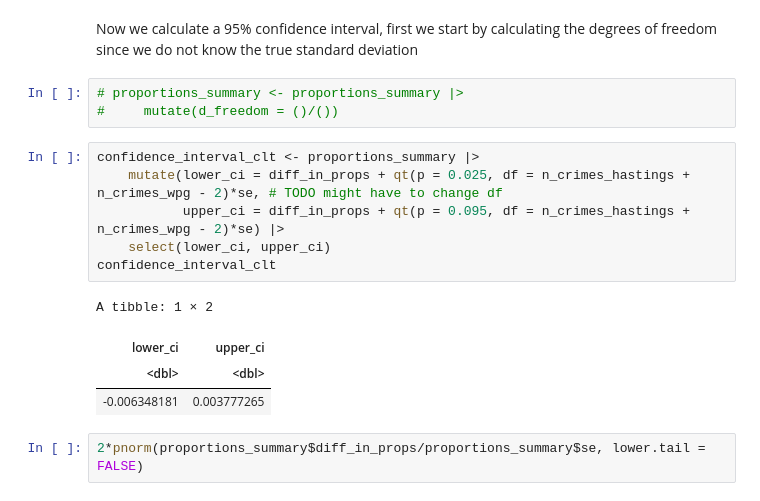
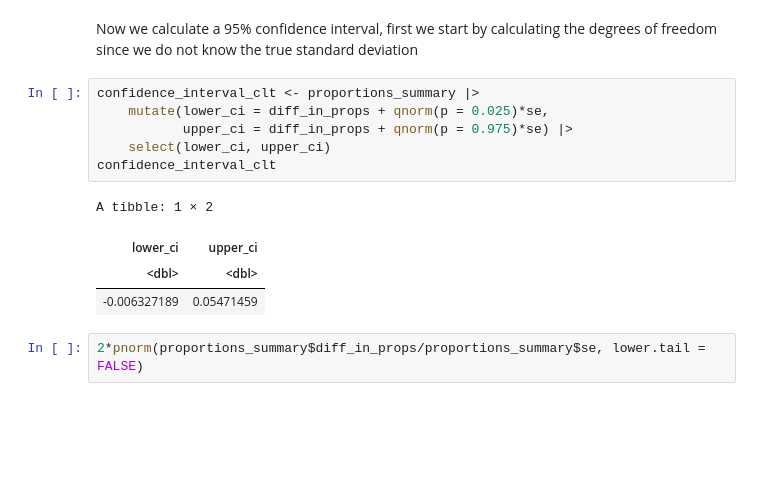
Before and after one commit to Carson-Lu/stat201project-Group27, a Jupyter notebook: proposal.ipynb, the cells around one changed output. Saved outputs shown, nothing was run; the diff lists cells and outputs as text; blank space fills up the shorter version.

```diff
--- a/proposal.ipynb
+++ b/proposal.ipynb
@@ -389,20 +394,17 @@ A tibble: 1 × 6
 | 1382 | 381 | 0.09768452 | 0.07349081 | 0.0241937 | 0.01557217 |
 # %% [markdown]
 Now we calculate a 95% confidence interval, first we start by calculating the degrees of freedom since we do not know the true standard deviation
-# %%
-# proportions_summary <- proportions_summary |>
-#     mutate(d_freedom = ()/())
 # %%
 confidence_interval_clt <- proportions_summary |>
-    mutate(lower_ci = diff_in_props + qt(p = 0.025, df = n_crimes_hastings + n_crimes_wpg - 2)*se, # TODO might have to change df
-           upper_ci = diff_in_props + qt(p = 0.095, df = n_crimes_hastings + n_crimes_wpg - 2)*se) |>
+    mutate(lower_ci = diff_in_props + qnorm(p = 0.025)*se,
+           upper_ci = diff_in_props + qnorm(p = 0.975)*se) |>
     select(lower_ci, upper_ci)
 confidence_interval_clt
 # %% [output]
 A tibble: 1 × 2
 | lower_ci | upper_ci |
 | <dbl> | <dbl> |
-| -0.006348181 | 0.003777265 |
+| -0.006327189 | 0.05471459 |
 # %%
 2*pnorm(proportions_summary$diff_in_props/proportions_summary$se, lower.tail = FALSE)
 # %% [output]
```
Also changed, not shown: parts of 1 cell of this notebook.
